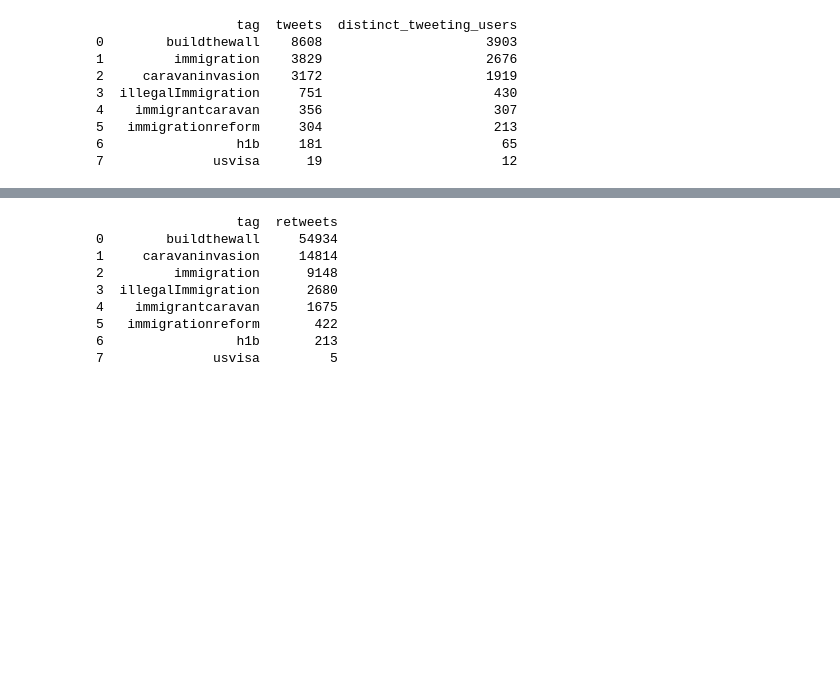
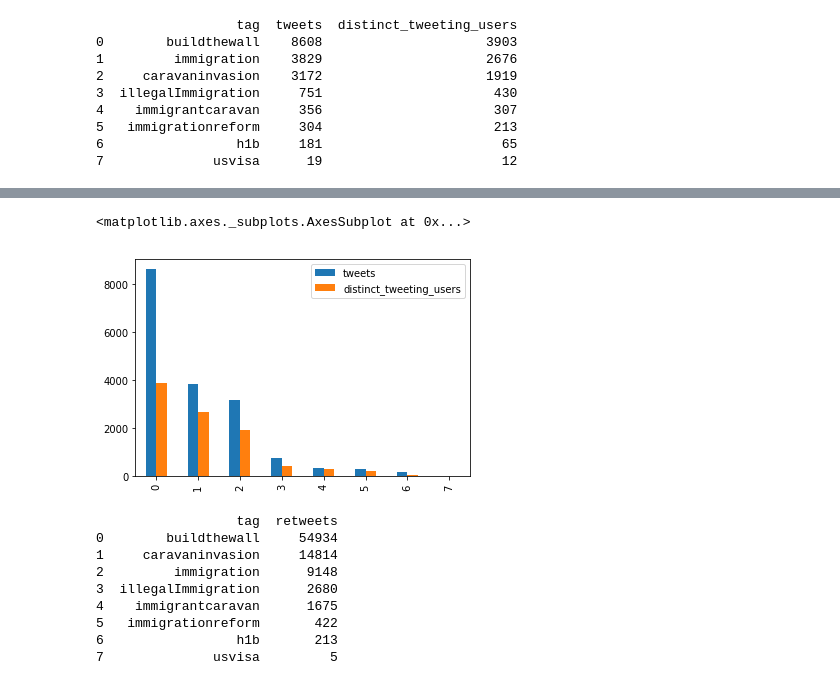
Before and after one commit to annaaniol/DataExploration, a Jupyter notebook: analyse.ipynb, the cells around one changed output, grey strips where cells are left out. Drawn from its saved outputs; the diff is of its cells as text; code cells hidden in the pictures; blank space fills up the shorter version.

```diff
--- a/analyse.ipynb
+++ b/analyse.ipynb
@@ -35,3 +47,8 @@ print(resTweets)
+# %%
+resTweets.plot.bar()
+# %% [output]
+<matplotlib.axes._subplots.AxesSubplot at 0x...>
+[figure, added]
 # %%
 resTweets = pd.read_sql_query('SELECT hashtag.name AS tag, COUNT(retweet.retweet_id) AS retweets \
 FROM hashtag \
```
Also changed, not shown: parts of 6 cells of this notebook.
